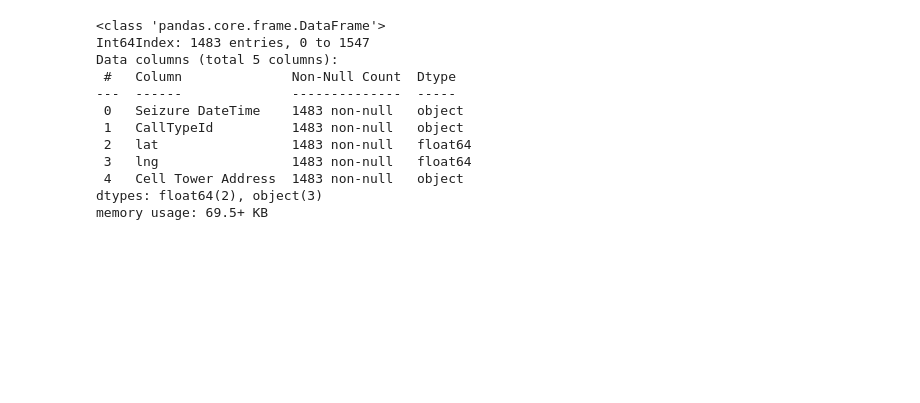
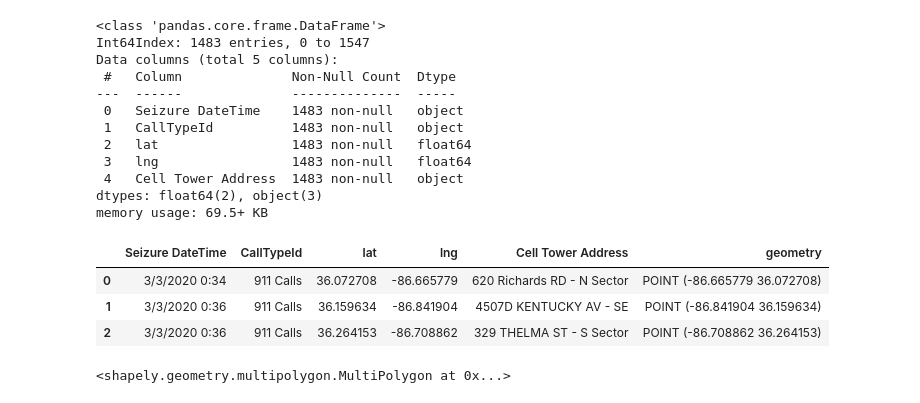
Before and after one commit to KYandow/metro-nashville-emergency-response-Python, a Jupyter notebook: Mark-Notebooks/metro911_EmergencyData.ipynb, the cells around one changed output. Cells and saved outputs as stored; diff of their text form; code cells hidden in the pictures; blank space fills up the shorter version.

```diff
--- a/Mark-Notebooks/metro911_EmergencyData.ipynb
+++ b/Mark-Notebooks/metro911_EmergencyData.ipynb
@@ -126,7 +110,7 @@ derecho911_df = pd.read_csv("..\data\911_Phone Calls_Derecho_050320 050420.csv")
 tornado911_df = pd.read_csv("..\data\911_Phone_Calls_Tornado_030320.csv")
 #print(derecho911_df.shape)
 #derecho911_df.head(3)
-#print(tornado911_df.shape)
+#print(tornado911_df.head(5))
 #tornado911_df.head(3)
 
 
@@ -137,11 +121,24 @@ derecho911_df['ALI Latitude'].replace('', np.nan, inplace=True)
 derecho911_df['ALI Longitude'].replace('', np.nan, inplace=True)
 derecho911_df['Cell Tower Address'].replace('', np.nan, inplace=True)
 
-
 ##derecho911_df = derecho911_df[derecho911_df['ALI Latitude'].notna()]
 derecho911_df = derecho911_df.dropna()
 #print(derecho911_df)
 derecho911_df = derecho911_df.rename(columns={"ALI Latitude": "lat", "ALI Longitude": "lng"}, errors="raise")
+
+
+
+#print(tornado911_df)
+tornado911_df['Seizure DateTime'].replace('', np.nan, inplace=True)
+tornado911_df['CallTypeId'].replace('', np.nan, inplace=True)
+tornado911_df['ALI Latitude'].replace('', np.nan, inplace=True)
+tornado911_df['ALI Longitude'].replace('', np.nan, inplace=True)
+tornado911_df['Cell Tower Address'].replace('', np.nan, inplace=True)
+
+##derecho911_df = derecho911_df[derecho911_df['ALI Latitude'].notna()]
+tornado911_df = tornado911_df.dropna()
+#print(derecho911_df)
+tornado911_df = tornado911_df.rename(columns={"ALI Latitude": "lat", "ALI Longitude": "lng"}, errors="raise")
 # %%
 derecho911_df.info()
 # %% [output]
@@ -160,7 +157,23 @@ memory usage: 69.5+ KB
 # %%
 
 derecho911_df['geometry'] = derecho911_df.apply(lambda x: Point((float(x.lng),
                                                          float(x.lat))),
                                         axis=1)
 
-#derecho911_df.head(3)
+derecho911_df.head(3)
+
+
+tornado911_df['geometry'] = tornado911_df.apply(lambda x: Point((float(x.lng),
+                                                         float(x.lat))),
+                                        axis=1)
+
+tornado911_df.head(3)
+# %% [output]
+|  | Seizure DateTime | CallTypeId | lat | lng | Cell Tower Address | geometry |
+| 0 | 3/3/2020 0:34 | 911 Calls | 36.072708 | -86.665779 | 620 Richards RD - N Sector | POINT (-86.665779 36.072708) |
+| 1 | 3/3/2020 0:36 | 911 Calls | 36.159634 | -86.841904 | 4507D KENTUCKY AV - SE | POINT (-86.841904 36.159634) |
+| 2 | 3/3/2020 0:36 | 911 Calls | 36.264153 | -86.708862 | 329 THELMA ST - S Sector | POINT (-86.708862 36.264153) |
+# %%
+zipcodes.loc[0, 'geometry']
+# %% [output]
+<shapely.geometry.multipolygon.MultiPolygon at 0x...>
```
Also changed, not shown: parts of 18 cells of this notebook, 8 other files.
